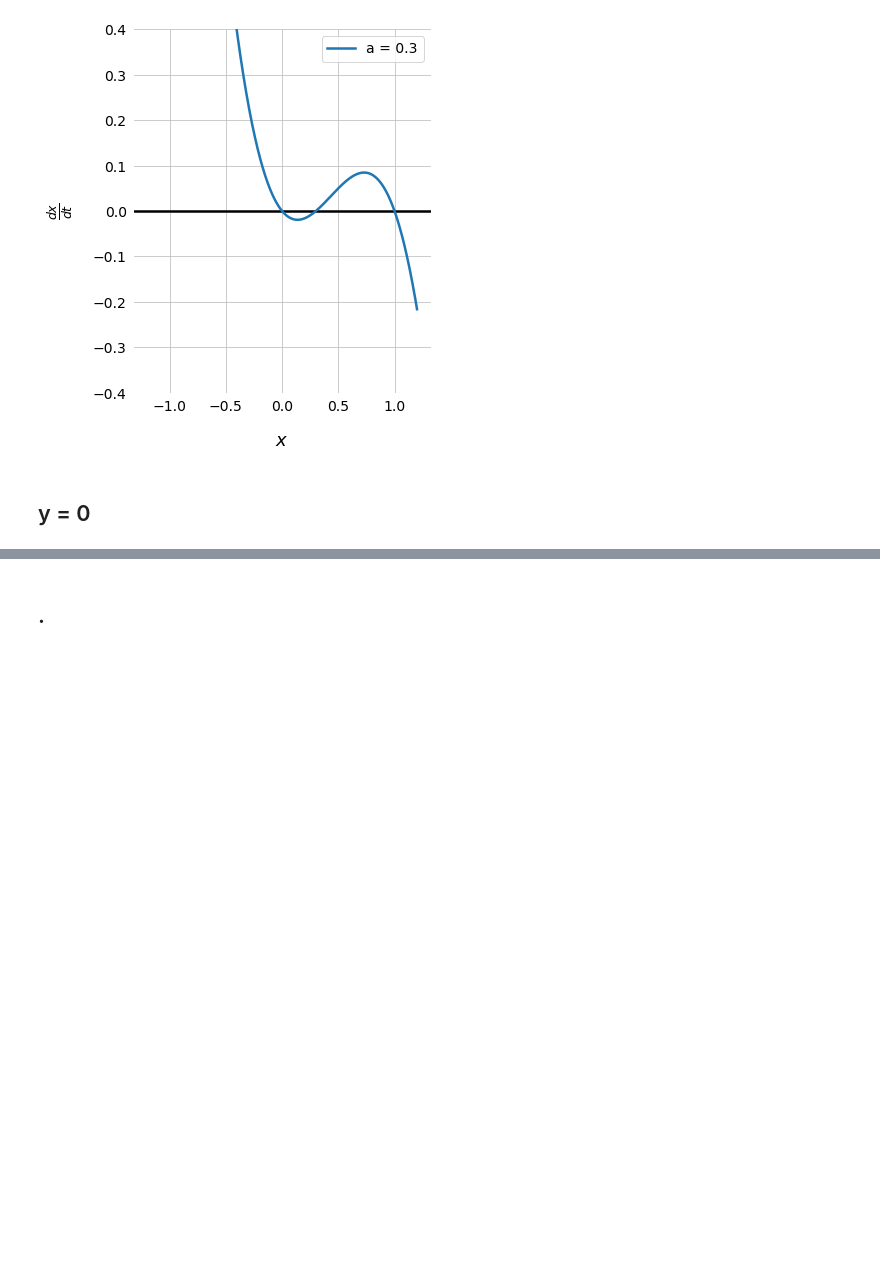
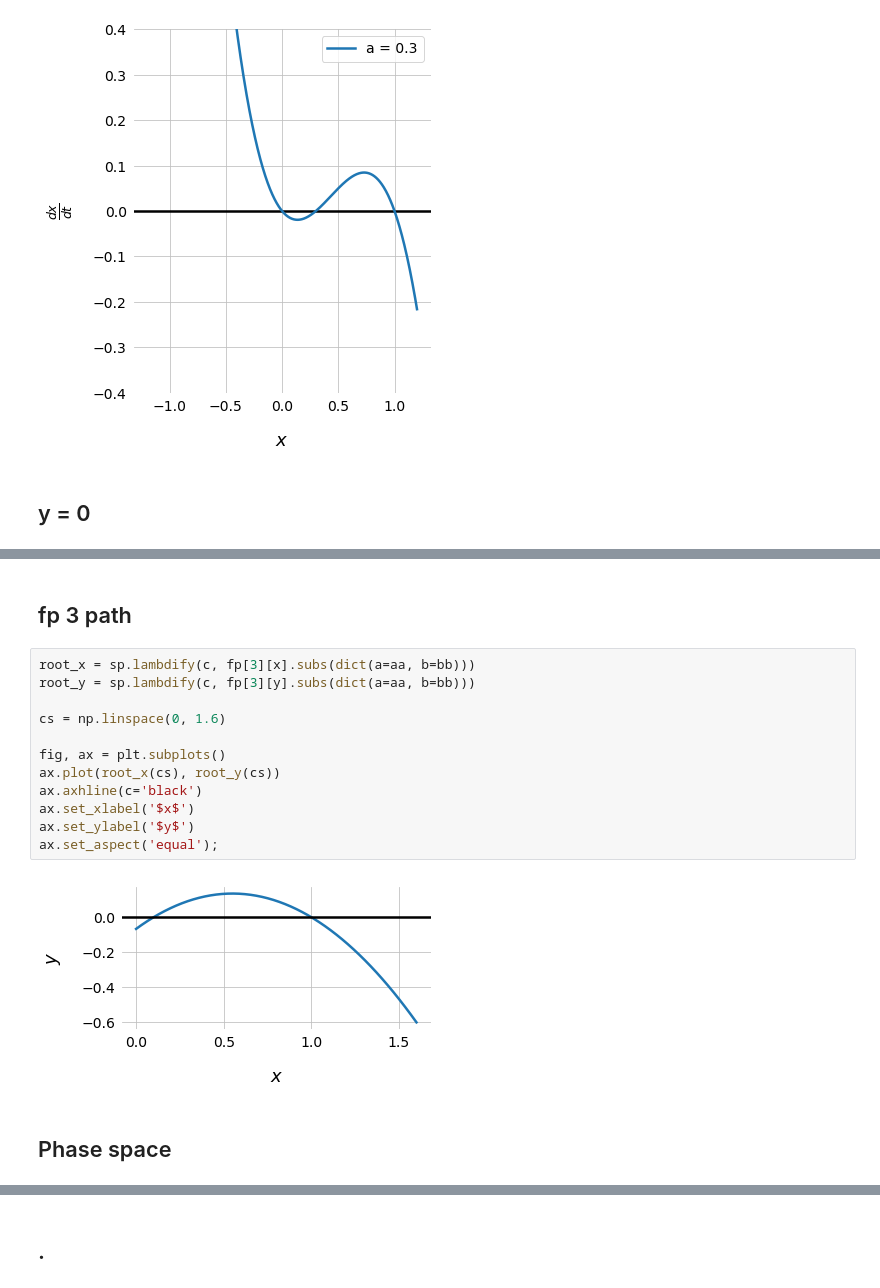
Before and after one commit to tfiers/strogatz, a Jupyter notebook: notebooks/3_Predator_prey.ipynb, the cells around one changed output, grey strips where cells are left out. Drawn from its saved outputs; the diff is of its cells as text; blank space fills up the shorter version.

```diff
--- a/notebooks/3_Predator_prey.ipynb
+++ b/notebooks/3_Predator_prey.ipynb
@@ -51,0 +108,18 @@ save(fig, 'time_sim')
+# %% [markdown]
+## fp 3 path
+# %%
+root_x = sp.lambdify(c, fp[3][x].subs(dict(a=aa, b=bb)))
+root_y = sp.lambdify(c, fp[3][y].subs(dict(a=aa, b=bb)))
+
+cs = np.linspace(0, 1.6)
+
+fig, ax = plt.subplots()
+ax.plot(root_x(cs), root_y(cs))
+ax.axhline(c='black')
+ax.set_xlabel('$x$')
+ax.set_ylabel('$y$')
+ax.set_aspect('equal');
+# %% [output]
+[figure, added]
+# %% [markdown]
+## Phase space
```
Also changed, not shown: parts of 40 cells of this notebook, 11 other files.
